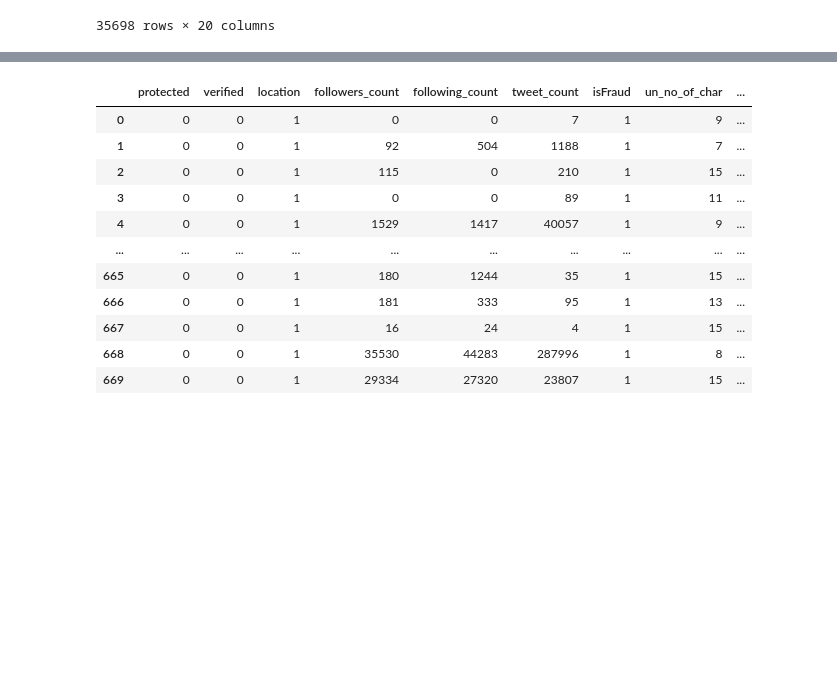
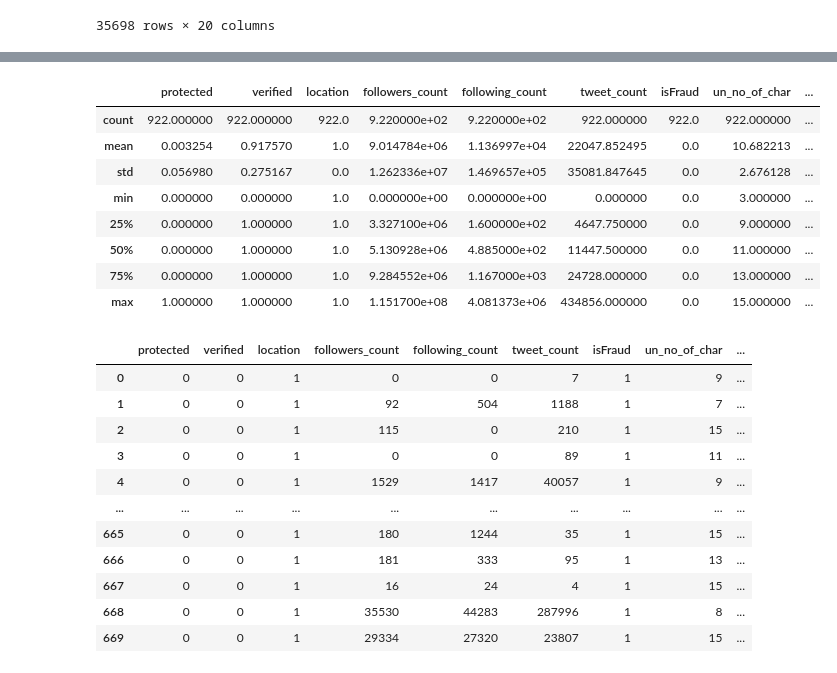
Before and after one commit to ShyamalSankar/BT4012, a Jupyter notebook: ETL + EDA (Features)/ETL + EDA (Features).ipynb, the cells around one changed output, grey strips where cells are left out. Drawn from its saved outputs; the diff is of its cells as text; code cells hidden in the pictures; blank space fills up the shorter version.

```diff
--- a/ETL + EDA (Features)/ETL + EDA (Features).ipynb
+++ b/ETL + EDA (Features)/ETL + EDA (Features).ipynb
@@ -229,3 +262,15 @@ saved_df_tweets.describe()
+# %%
+new_df_celeb.describe()
+# %% [output]
+|  | protected | verified | location | followers_count | following_count | tweet_count | isFraud | un_no_of_char | ... |
+| count | 922.000000 | 922.000000 | 922.0 | 9.220000e+02 | 9.220000e+02 | 922.000000 | 922.0 | 922.000000 | ... |
+| mean | 0.003254 | 0.917570 | 1.0 | 9.014784e+06 | 1.136997e+04 | 22047.852495 | 0.0 | 10.682213 | ... |
+| std | 0.056980 | 0.275167 | 0.0 | 1.262336e+07 | 1.469657e+05 | 35081.847645 | 0.0 | 2.676128 | ... |
+| min | 0.000000 | 0.000000 | 1.0 | 0.000000e+00 | 0.000000e+00 | 0.000000 | 0.0 | 3.000000 | ... |
+| 25% | 0.000000 | 1.000000 | 1.0 | 3.327100e+06 | 1.600000e+02 | 4647.750000 | 0.0 | 9.000000 | ... |
+| 50% | 0.000000 | 1.000000 | 1.0 | 5.130928e+06 | 4.885000e+02 | 11447.500000 | 0.0 | 11.000000 | ... |
+| 75% | 0.000000 | 1.000000 | 1.0 | 9.284552e+06 | 1.167000e+03 | 24728.000000 | 0.0 | 13.000000 | ... |
+| max | 1.000000 | 1.000000 | 1.0 | 1.151700e+08 | 4.081373e+06 | 434856.000000 | 0.0 | 15.000000 | ... |
 # %%
 new_df_bot
 # %% [output]
```
Also changed, not shown: parts of 6 cells of this notebook, 1 other file.
